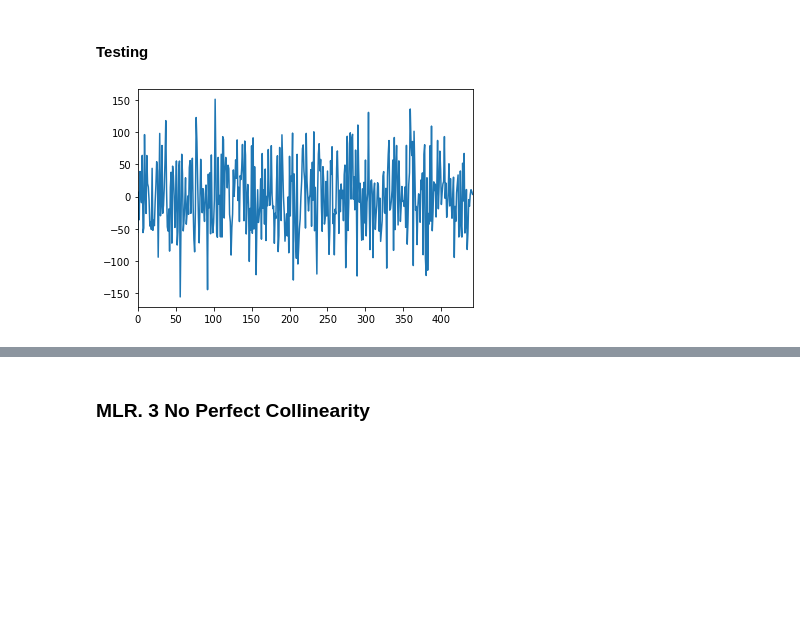
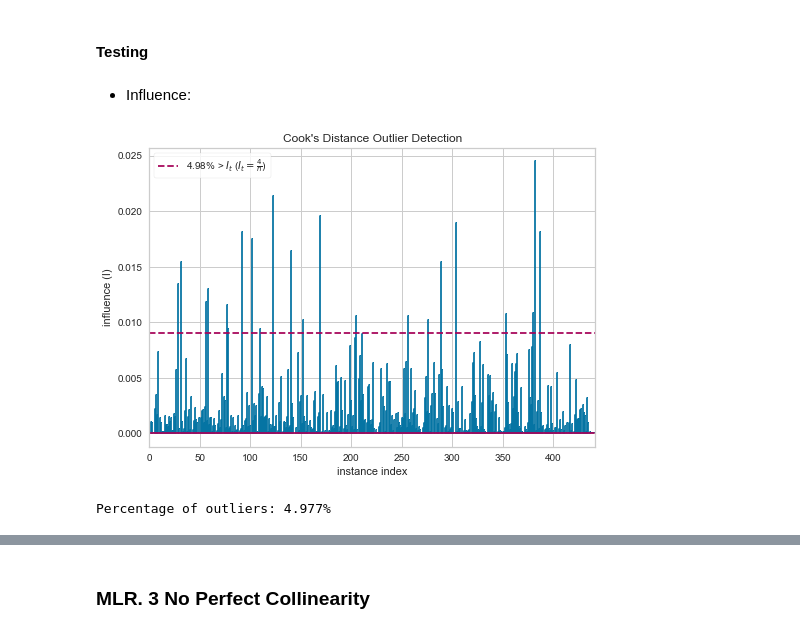
Before and after one commit to KunyuHe/Statistics-and-Machine-Learning-Teaching, a Jupyter notebook: Advanced Statistical Thinking for Machine Learning/Week 1 - MLR/Assumptions, Model Diagnostics, and Model Evaluation.ipynb, the cells around one changed output, grey strips where cells are left out. Drawn from its saved outputs; the diff is of its cells as text; code cells hidden in the pictures; blank space fills up the shorter version.

```diff
--- a/Advanced Statistical Thinking for Machine Learning/Week 1 - MLR/Assumptions, Model Diagnostics, and Model Evaluation.ipynb
+++ b/Advanced Statistical Thinking for Machine Learning/Week 1 - MLR/Assumptions, Model Diagnostics, and Model Evaluation.ipynb
@@ -115,7 +125,14 @@ plt.xlabel("fitted values");
 The sample of n observations is a random sample following the population model.
 # %% [markdown]
 #### Testing
-# %%
-model.resid.plot();
-# %% [output]
-[figure, removed]
+# %% [markdown]
+- Influence:
+# %%
+visualizer = CooksDistance()
+visualizer.fit(X_, y)
+visualizer.show()
+print(
+    ("Percentage of outliers: {:.3f}%".format(visualizer.outlier_percentage_)))
+# %% [output]
+[figure, added]
+Percentage of outliers: 4.977%
```
Also changed, not shown: parts of 17 cells of this notebook, 2 other files.
